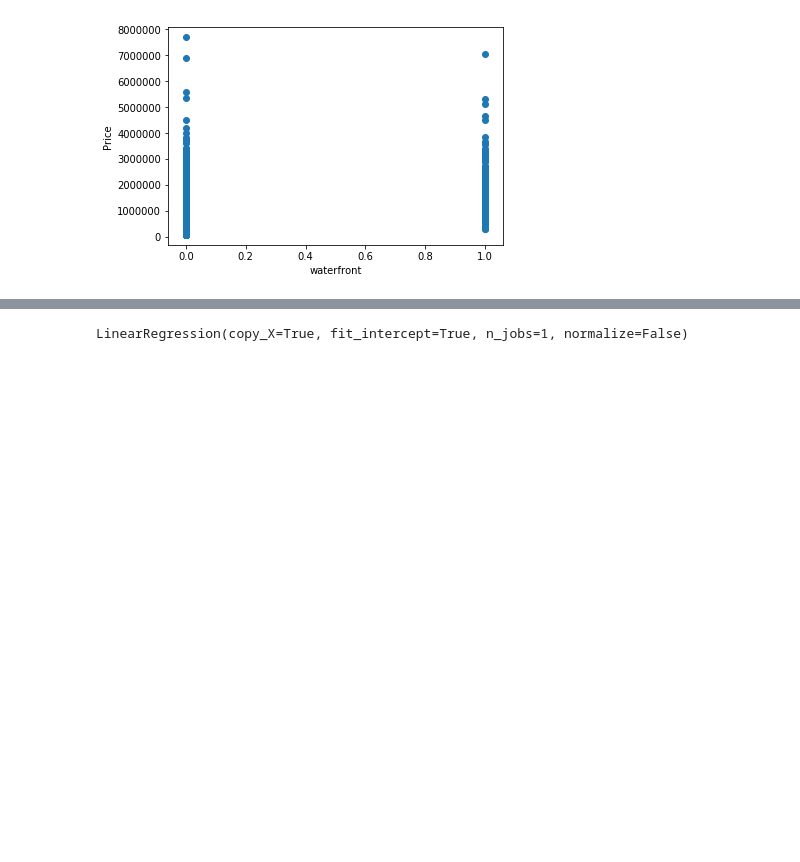
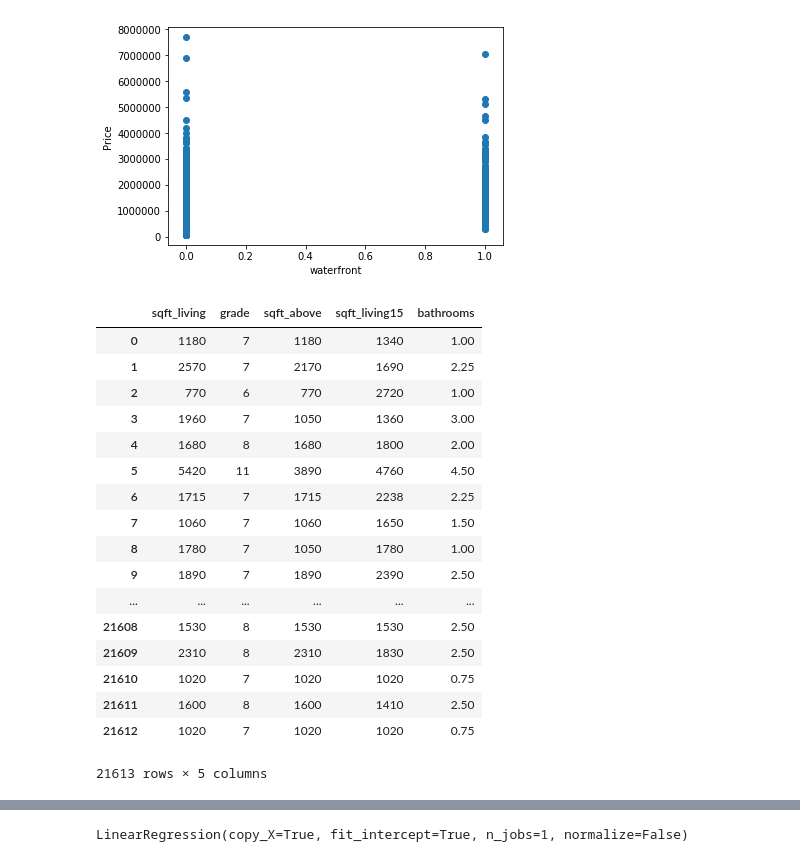
Before and after one commit to impawan/PyhtonRep, a Jupyter notebook: Linear Regression.ipynb, the cells around one changed output, grey strips where cells are left out. Cells and saved outputs as stored; diff of their text form; code cells hidden in the pictures; blank space fills up the shorter version.

```diff
--- a/Linear Regression.ipynb
+++ b/Linear Regression.ipynb
@@ -58,6 +102,6 @@ for feature in features:
     x = df[feature]
     y = df[target]
     key = feature
-    correlation = pearsonr(x,y)
-    #print(correlation)
+    #correlation = pearsonr(x,y)
+    print(correlation)
     corr[key]= correlation[0]
@@ -121,6 +258,27 @@ plot_features_target(top_5_features,target,df)
 [figure]
 # %%
 x = df[top_5_features]
+# %%
+x
+# %% [output]
+|  | sqft_living | grade | sqft_above | sqft_living15 | bathrooms |
+| 0 | 1180 | 7 | 1180 | 1340 | 1.00 |
+| 1 | 2570 | 7 | 2170 | 1690 | 2.25 |
+| 2 | 770 | 6 | 770 | 2720 | 1.00 |
+| 3 | 1960 | 7 | 1050 | 1360 | 3.00 |
+| 4 | 1680 | 8 | 1680 | 1800 | 2.00 |
+| 5 | 5420 | 11 | 3890 | 4760 | 4.50 |
+| 6 | 1715 | 7 | 1715 | 2238 | 2.25 |
+| 7 | 1060 | 7 | 1060 | 1650 | 1.50 |
+| 8 | 1780 | 7 | 1050 | 1780 | 1.00 |
+| 9 | 1890 | 7 | 1890 | 2390 | 2.50 |
+| ... | ... | ... | ... | ... | ... |
+| 21608 | 1530 | 8 | 1530 | 1530 | 2.50 |
+| 21609 | 2310 | 8 | 2310 | 1830 | 2.50 |
+| 21610 | 1020 | 7 | 1020 | 1020 | 0.75 |
+| 21611 | 1600 | 8 | 1600 | 1410 | 2.50 |
+| 21612 | 1020 | 7 | 1020 | 1020 | 0.75 |
+21613 rows × 5 columns
 # %%
 target = df.iloc[:,2].name
 y = df[[target]]
```
Also changed, not shown: parts of 28 cells of this notebook, 5 other files.
